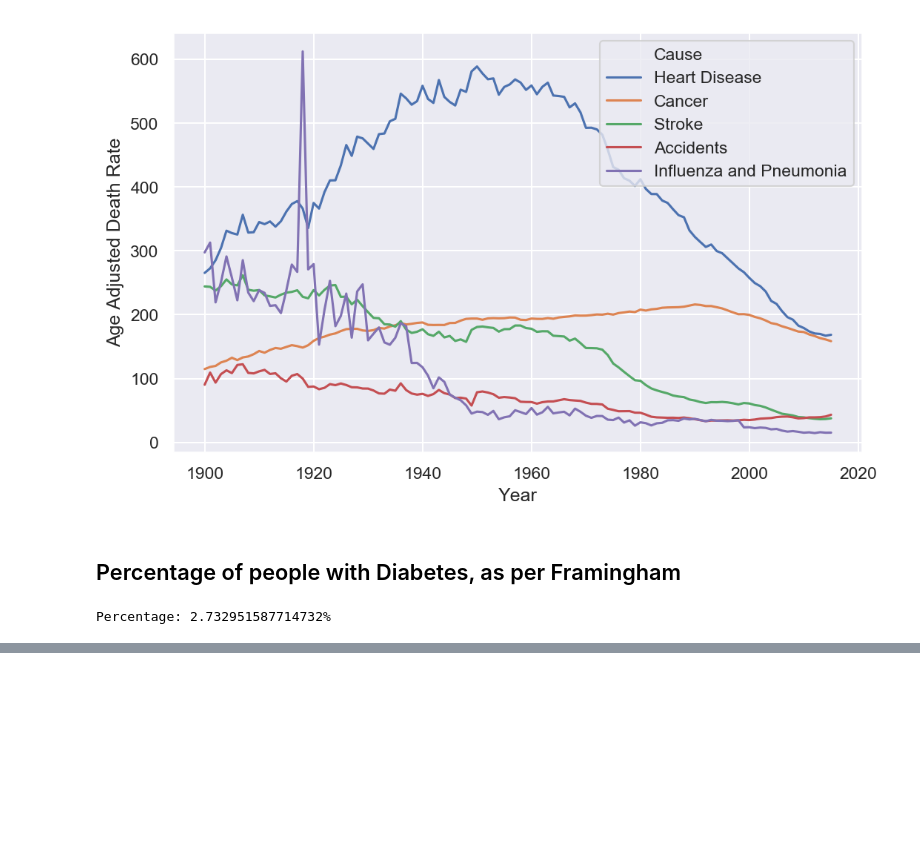
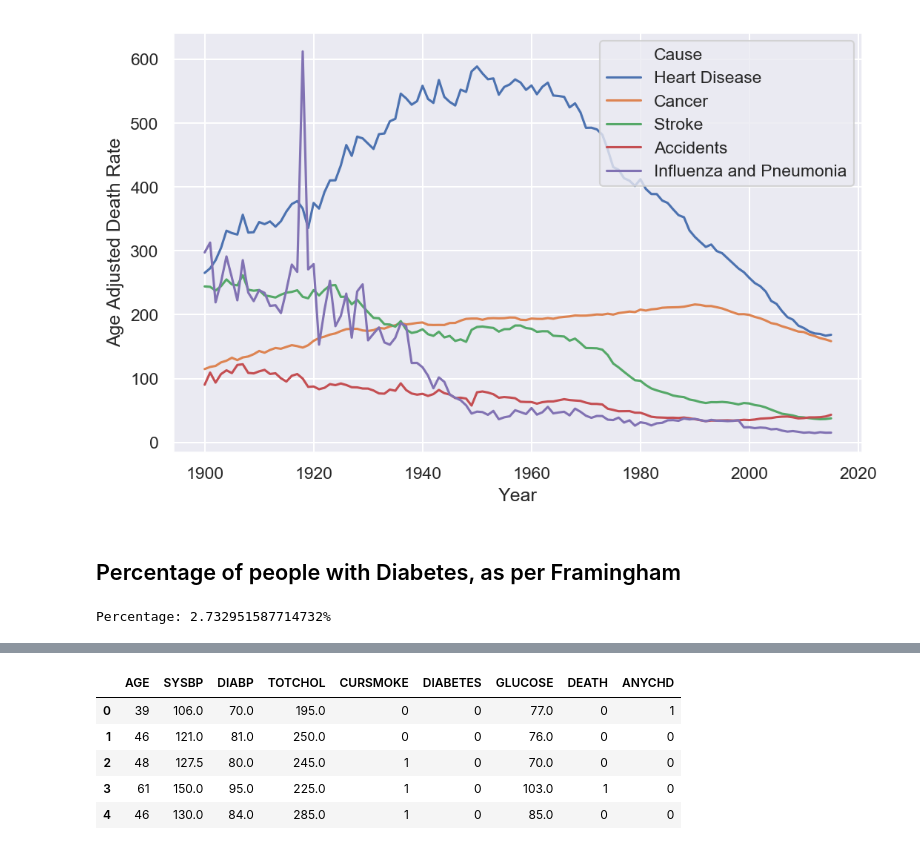
Before and after one commit to mnvsngv/cs696-bigdata, a Jupyter notebook: Assignment 2/Assignment 2.ipynb, the cells around one changed output, grey strips where cells are left out. Drawn from its saved outputs; the diff is of its cells as text; code cells hidden in the pictures; blank space fills up the shorter version.

```diff
--- a/Assignment 2/Assignment 2.ipynb
+++ b/Assignment 2/Assignment 2.ipynb
@@ -82,0 +116,9 @@ sns.distplot(random_samples_df[1])
+# %%
+framingham_df.head()
+# %% [output]
+|  | AGE | SYSBP | DIABP | TOTCHOL | CURSMOKE | DIABETES | GLUCOSE | DEATH | ANYCHD |
+| 0 | 39 | 106.0 | 70.0 | 195.0 | 0 | 0 | 77.0 | 0 | 1 |
+| 1 | 46 | 121.0 | 81.0 | 250.0 | 0 | 0 | 76.0 | 0 | 0 |
+| 2 | 48 | 127.5 | 80.0 | 245.0 | 1 | 0 | 70.0 | 0 | 0 |
+| 3 | 61 | 150.0 | 95.0 | 225.0 | 1 | 0 | 103.0 | 1 | 0 |
+| 4 | 46 | 130.0 | 84.0 | 285.0 | 1 | 0 | 85.0 | 0 | 0 |
```
Also changed, not shown: parts of 8 cells of this notebook.
